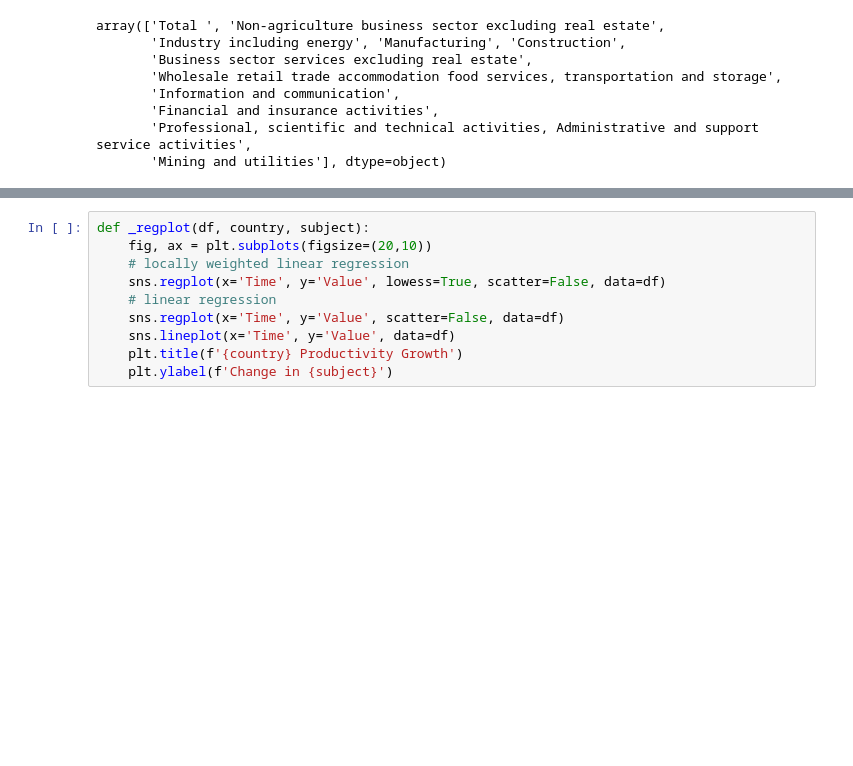
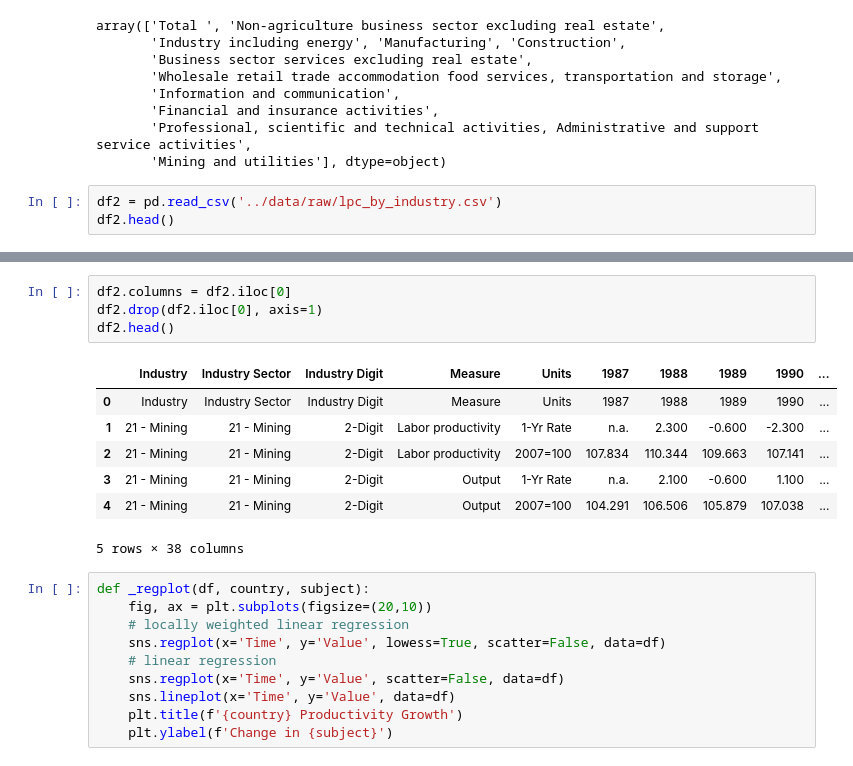
Before and after one commit to mayabenowitz/neuralcraft, a Jupyter notebook: notebooks/1.0-mayab-macroecon.ipynb, the cells around one changed output, grey strips where cells are left out. Saved outputs shown, nothing was run; the diff lists cells and outputs as text; blank space fills up the shorter version.

Commit message:
cleaning prod growth by industry data

```diff
--- a/notebooks/1.0-mayab-macroecon.ipynb
+++ b/notebooks/1.0-mayab-macroecon.ipynb
@@ -129,3 +140,6 @@ array(['Total ', 'Non-agriculture business sector excluding real estate',
        'Financial and insurance activities',
        'Professional, scientific and technical activities, Administrative and support service activities',
        'Mining and utilities'], dtype=object)
+# %%
+df2 = pd.read_csv('../data/raw/lpc_by_industry.csv')
+df2.head()
@@ -132,3 +154,15 @@ array(['Total ', 'Non-agriculture business sector excluding real estate',
+# %%
+df2.columns = df2.iloc[0]
+df2.drop(df2.iloc[0], axis=1)
+df2.head()
+# %% [output]
+|  | Industry | Industry Sector | Industry Digit | Measure | Units | 1987 | 1988 | 1989 | 1990 | ... |
+| 0 | Industry | Industry Sector | Industry Digit | Measure | Units | 1987 | 1988 | 1989 | 1990 | ... |
+| 1 | 21 - Mining | 21 - Mining | 2-Digit | Labor productivity | 1-Yr Rate | n.a. | 2.300 | -0.600 | -2.300 | ... |
+| 2 | 21 - Mining | 21 - Mining | 2-Digit | Labor productivity | 2007=100 | 107.834 | 110.344 | 109.663 | 107.141 | ... |
+| 3 | 21 - Mining | 21 - Mining | 2-Digit | Output | 1-Yr Rate | n.a. | 2.100 | -0.600 | 1.100 | ... |
+| 4 | 21 - Mining | 21 - Mining | 2-Digit | Output | 2007=100 | 104.291 | 106.506 | 105.879 | 107.038 | ... |
+5 rows × 38 columns
 # %%
 def _regplot(df, country, subject):
     fig, ax = plt.subplots(figsize=(20,10))
```
Also changed, not shown: parts of 8 cells of this notebook.
